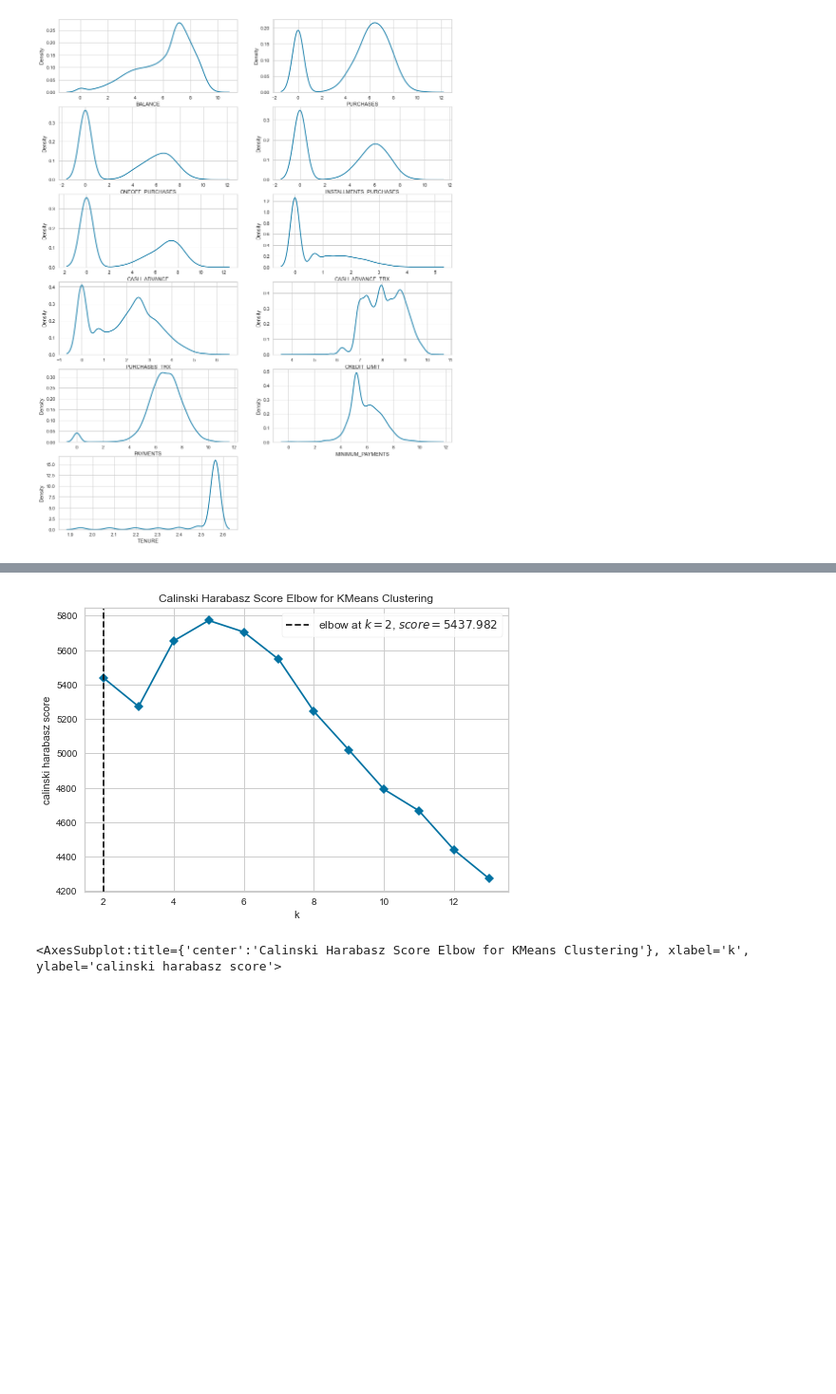
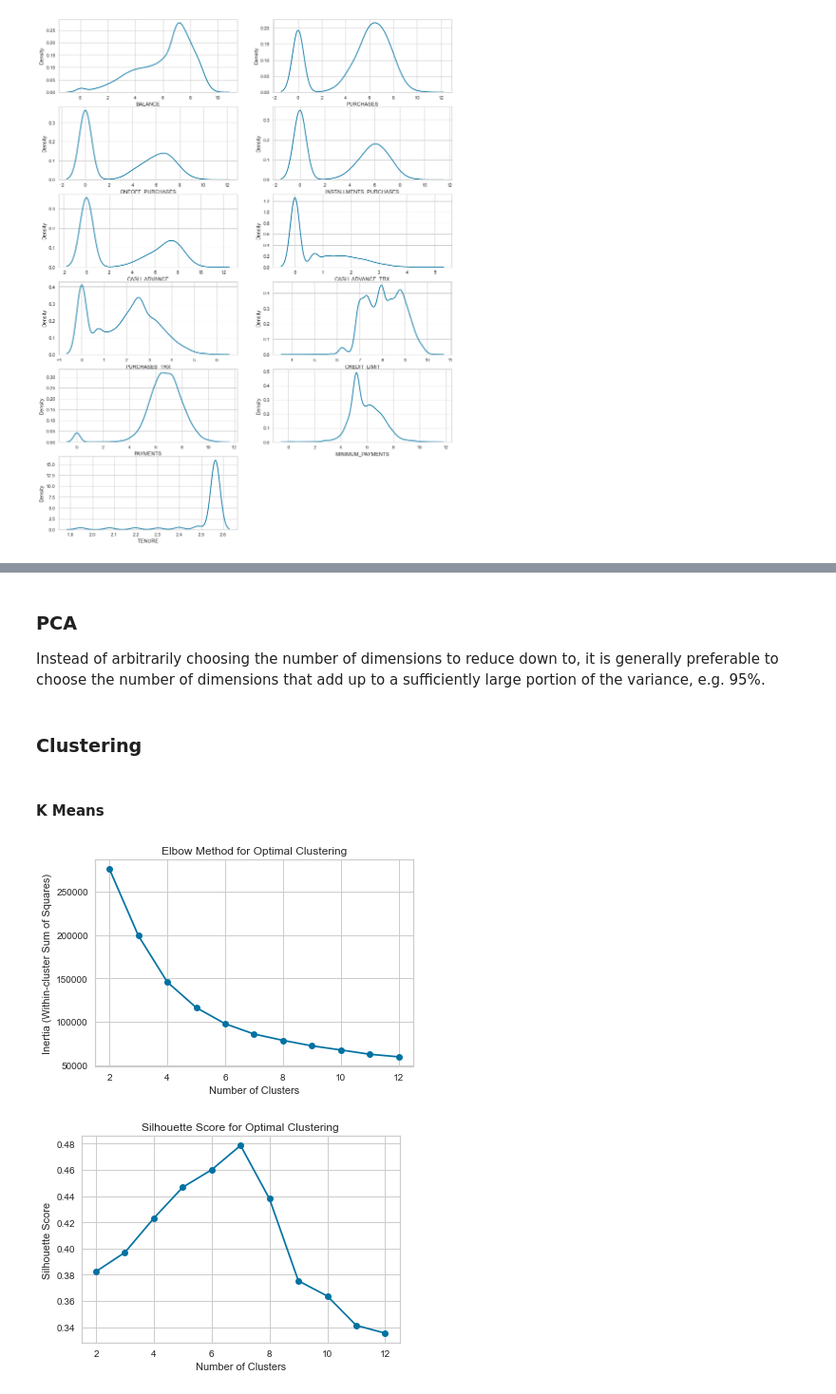
Before and after one commit to PeterStos/Credit-Card-Customer-Clustering, a Jupyter notebook: Credit-Card-Customer-Clustering.ipynb, the cells around one changed output, grey strips where cells are left out. Shown at 95% size. Saved outputs shown, nothing was run; the diff lists cells and outputs as text; code cells hidden in the pictures; blank space fills up the shorter version.

Commit message:
PCA - elbow and silhouette score
PCA. Clustering with elbow/silhouette score

```diff
--- a/Credit-Card-Customer-Clustering.ipynb
+++ b/Credit-Card-Customer-Clustering.ipynb
@@ -353,12 +295,48 @@ visualizer.show()        # Finalize and render the figure
-# %%
-# Instantiate the clustering model and visualizer
-model = KMeans()
-visualizer = KElbowVisualizer(
-    model, k=(2,14), metric='calinski_harabasz', timings=False, locate_elbow=True
-)
-
-visualizer.fit(imputed_df_sk)        # Fit the data to the visualizer
-visualizer.show()
-# %% [output]
-[figure, removed]
-<AxesSubplot:title={'center':'Calinski Harabasz Score Elbow for KMeans Clustering'}, xlabel='k', ylabel='calinski harabasz score'>
+# %% [markdown]
+### PCA
+
+Instead of arbitrarily choosing the number of dimensions to reduce down to, it is generally preferable to choose the number of dimensions that add up to a sufficiently large portion of the variance, e.g. 95%.
+# %%
+# Apply PCA to reduce the data to 95% ratio of variance
+
+#pca = PCA(n_components=2) # used better for visualization
+pca = PCA(n_components=0.95)
+df_reduced = pca.fit_transform(imputed_df_sk)
+# %% [markdown]
+### Clustering
+# %% [markdown]
+#### K Means
+# %%
+# Create a range of cluster numbers to test
+cluster_range = range(2, 13)
+
+# Initialize an empty list to store inertia values
+inertia_values = []
+
+# Initialize an empty list to store silhouette scores
+silhouette_scores = []
+
+# Iterate through different numbers of clusters and calculate inertia
+for num_clusters in cluster_range:
+    kmeans = KMeans(n_clusters=num_clusters)
+    kmeans.fit(df_reduced)
+    inertia_values.append(kmeans.inertia_)
+    labels = kmeans.labels_
+    silhouette_scores.append(silhouette_score(df_reduced, labels))
+
+# Plot the inertia values against the number of clusters
+plt.plot(cluster_range, inertia_values, marker='o')
+plt.xlabel('Number of Clusters')
+plt.ylabel('Inertia (Within-cluster Sum of Squares)')
+plt.title('Elbow Method for Optimal Clustering')
+plt.show()
+
+# Plot the silhouette scores against the number of clusters
+plt.plot(cluster_range, silhouette_scores, marker='o')
+plt.xlabel('Number of Clusters')
+plt.ylabel('Silhouette Score')
+plt.title('Silhouette Score for Optimal Clustering')
+plt.show()
+# %% [output]
+[figure, added]
+[figure, added]
```
Also changed, not shown: parts of 27 cells of this notebook.
